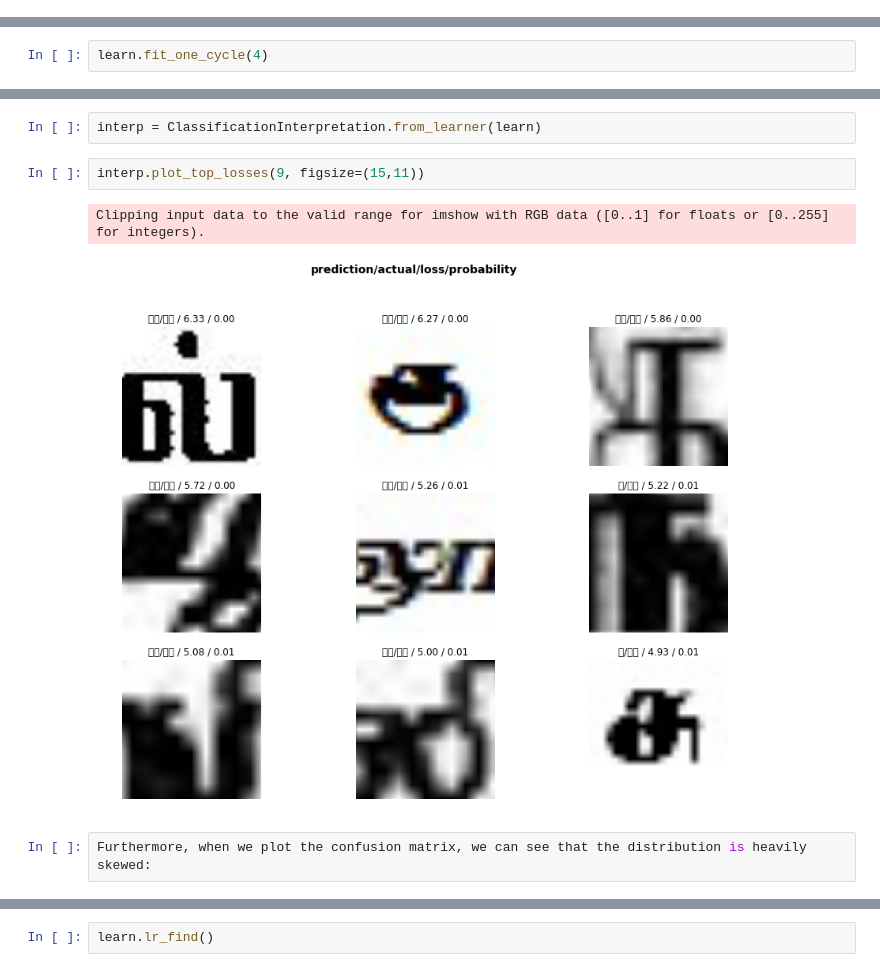
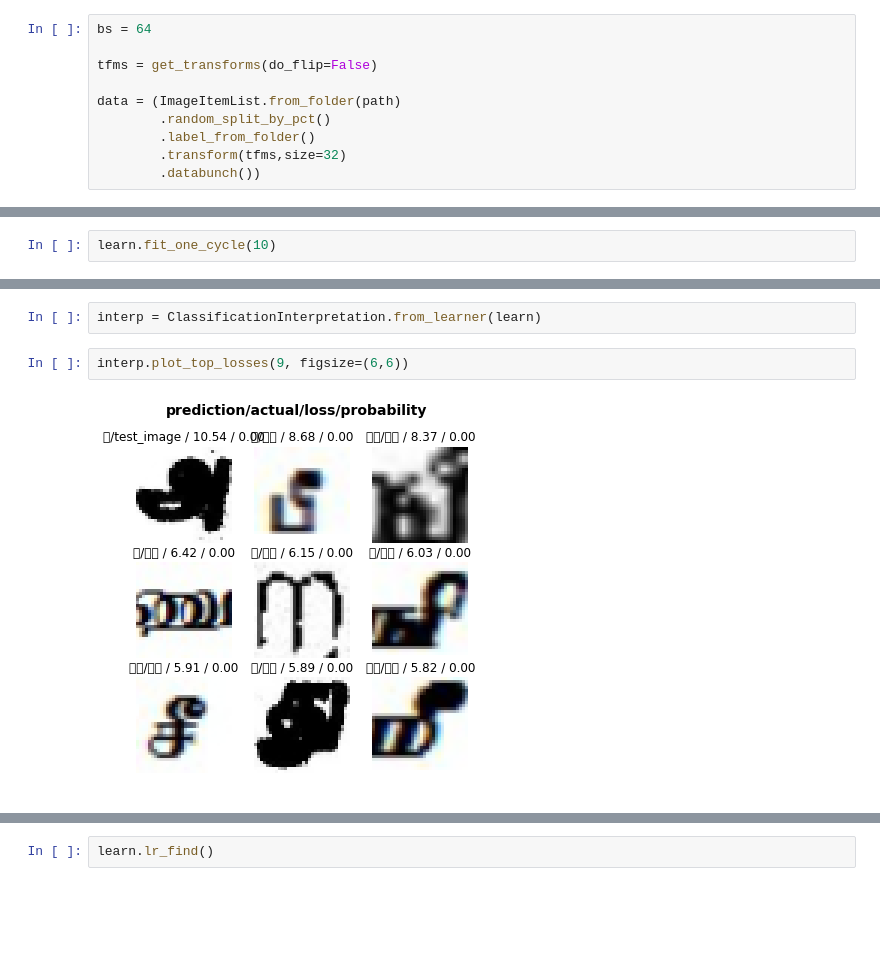
Before and after one commit to bhuvanakundumani/Tamil_char_recognition, a Jupyter notebook: Tamil_char_classifier.ipynb, the cells around one changed output, grey strips where cells are left out. Drawn from its saved outputs; the diff is of its cells as text; blank space fills up the shorter version.

```diff
--- a/Tamil_char_classifier.ipynb
+++ b/Tamil_char_classifier.ipynb
@@ -87 +93,11 @@ Visualising data in the dataset.
+# %%
+bs = 64
+
+tfms = get_transforms(do_flip=False)
+
+data = (ImageItemList.from_folder(path)
+        .random_split_by_pct()
+        .label_from_folder()
+        .transform(tfms,size=32)
+        .databunch())
 # %%
@@ -106,3 +122,3 @@ We will train for 4 epochs (4 cycles through all our data).The default Learning
 # %%
-learn.fit_one_cycle(4)
+learn.fit_one_cycle(10)
 # %% [output]
@@ -124,9 +146,6 @@ This is an indicator that our classifier is working correctly.
 # %%
 interp = ClassificationInterpretation.from_learner(learn)
 # %%
-interp.plot_top_losses(9, figsize=(15,11))
+interp.plot_top_losses(9, figsize=(6,6))
 # %% [output]
-Clipping input data to the valid range for imshow with RGB data ([0..1] for floats or [0..255] for integers).
-[figure, old version]
+[figure, new version]
-# %%
-Furthermore, when we plot the confusion matrix, we can see that the distribution is heavily skewed:
```
Also changed, not shown: parts of 45 cells of this notebook.
